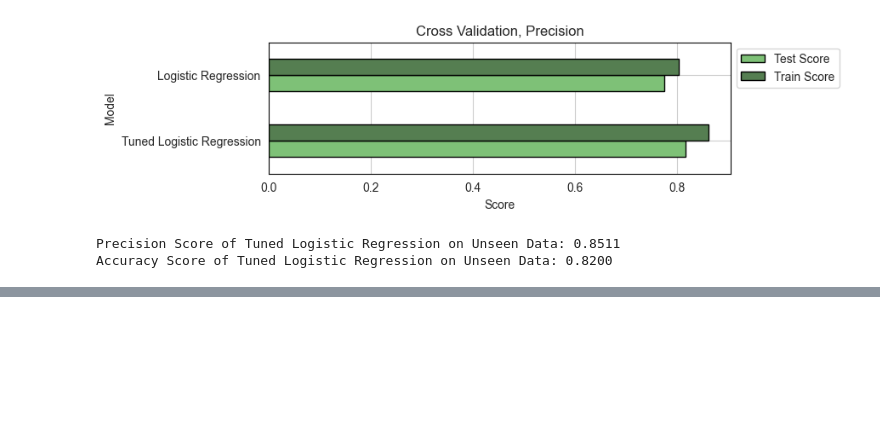
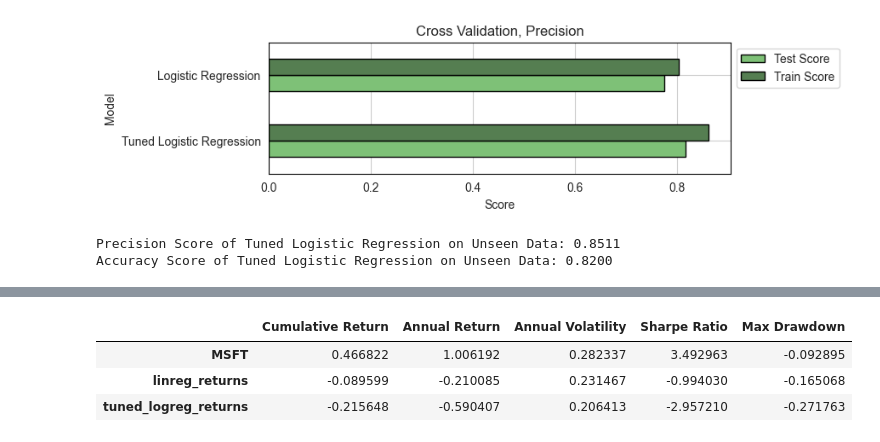
Before and after one commit to aungsias/Forays, a Jupyter notebook: Self/1. The Convergence of Models - Continuous and Binary Predictions in Stock Trading/index.ipynb, the cells around one changed output, grey strips where cells are left out. Saved outputs shown, nothing was run; the diff lists cells and outputs as text; code cells hidden in the pictures; blank space fills up the shorter version.

```diff
--- a/Self/1. The Convergence of Models - Continuous and Binary Predictions in Stock Trading/index.ipynb
+++ b/Self/1. The Convergence of Models - Continuous and Binary Predictions in Stock Trading/index.ipynb
@@ -544,0 +527,20 @@ backtest
+# %%
+linreg = 'linreg_returns'
+tuned_logreg = 'tuned_logreg_returns'
+
+base_rets = backtest[stock]
+linreg_rets = backtest[linreg].ffill()
+tuned_logreg_rets = backtest[tuned_logreg].ffill()
+
+bt_metrics = Metrics({
+    f'{stock}': base_rets,
+    linreg: linreg_rets,
+    tuned_logreg: tuned_logreg_rets
+})
+
+bt_metrics.calculate()
+# %% [output]
+|  | Cumulative Return | Annual Return | Annual Volatility | Sharpe Ratio | Max Drawdown |
+| MSFT | 0.466822 | 1.006192 | 0.282337 | 3.492963 | -0.092895 |
+| linreg_returns | -0.089599 | -0.210085 | 0.231467 | -0.994030 | -0.165068 |
+| tuned_logreg_returns | -0.215648 | -0.590407 | 0.206413 | -2.957210 | -0.271763 |
```
Also changed, not shown: parts of 4 cells of this notebook, 3 other files.
